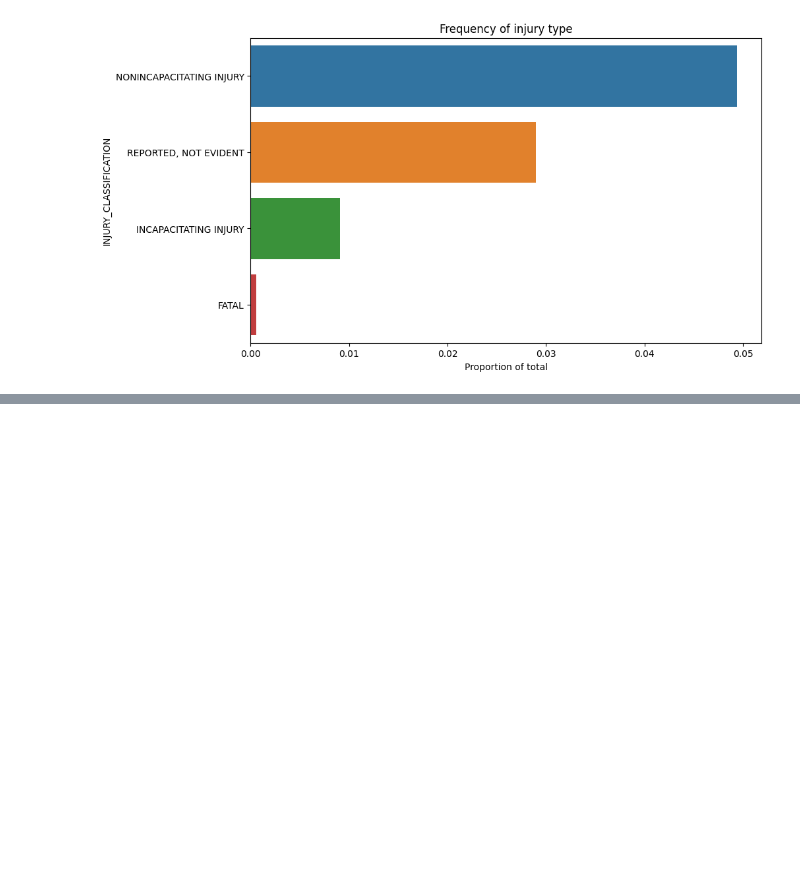
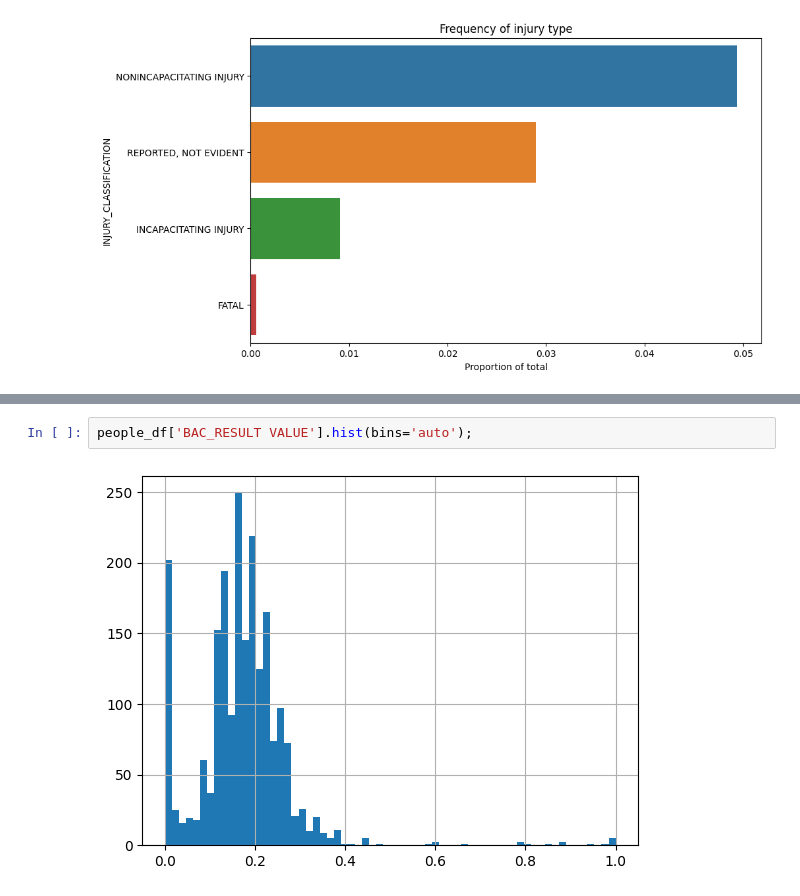
Before and after one commit to joakimTI/GROUP-5-PROJECT, a Jupyter notebook: chicago-crushes-prediction.ipynb, the cells around one changed output, grey strips where cells are left out. Drawn from its saved outputs; the diff is of its cells as text; blank space fills up the shorter version.

```diff
--- a/chicago-crushes-prediction.ipynb
+++ b/chicago-crushes-prediction.ipynb
@@ -385,0 +412,4 @@ plt.xlabel('Proportion of total');
+# %%
+people_df['BAC_RESULT VALUE'].hist(bins='auto');
+# %% [output]
+[figure, added]
```
Also changed, not shown: parts of 13 cells of this notebook.
